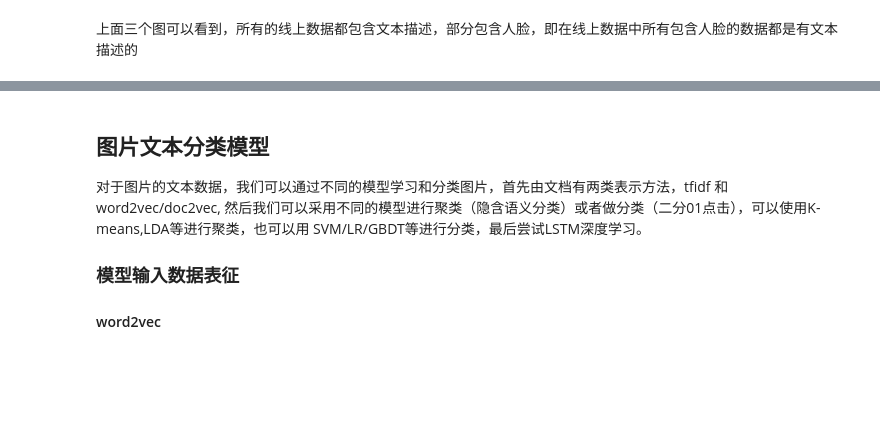
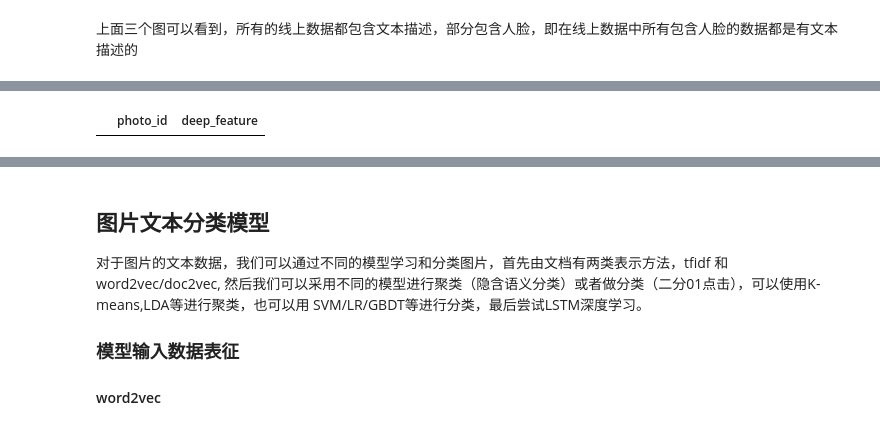
Before and after one commit to kitianFresh/kuaishou, a Jupyter notebook: eda-item-features.ipynb, the cells around one changed output, grey strips where cells are left out. Saved outputs shown, nothing was run; the diff lists cells and outputs as text; code cells hidden in the pictures; blank space fills up the shorter version.

```diff
--- a/eda-item-features.ipynb
+++ b/eda-item-features.ipynb
@@ -238,2 +238,14 @@ plt.show()
 # %% [markdown]
 上面三个图可以看到，所有的线上数据都包含文本描述，部分包含人脸，即在线上数据中所有包含人脸的数据都是有文本描述的
+# %%
+cv_test_dir = './data/preliminary_visual_test'
+cv_test = pd.DataFrame(columns=['photo_id', 'deep_feature'])
+%%time
+for root, dirs, files in os.walk(cv_test_dir):
+    for filename in files:
+#         print filename
+        path = os.path.join(root, filename)
+        photo_id = int(filename)
+        if photo_id in interaction_test_photo_ids:
+            path = os.path.join(cv_test_dir, filename)
+            cv_test.append({'photo_id': photo_id, 'deep_feature': np.load(path)}, ignore_index=True)
@@ -239,0 +256,5 @@ plt.show()
+# %%
+for photo_id in interacetion_test_photo_ids:
+    path = os.path.join(cv_test_dir, str(photo_id))
+    if os.path.exists(path):
+        cv_test.append({'photo_id': photo_id, 'deep_feature': np.load(path)}, ignore_index=True)
@@ -239,0 +285,4 @@ plt.show()
+# %%
+cv_test.head()
+# %% [output]
+|  | photo_id | deep_feature |
```
Also changed, not shown: parts of 25 cells of this notebook, 2 other files.
